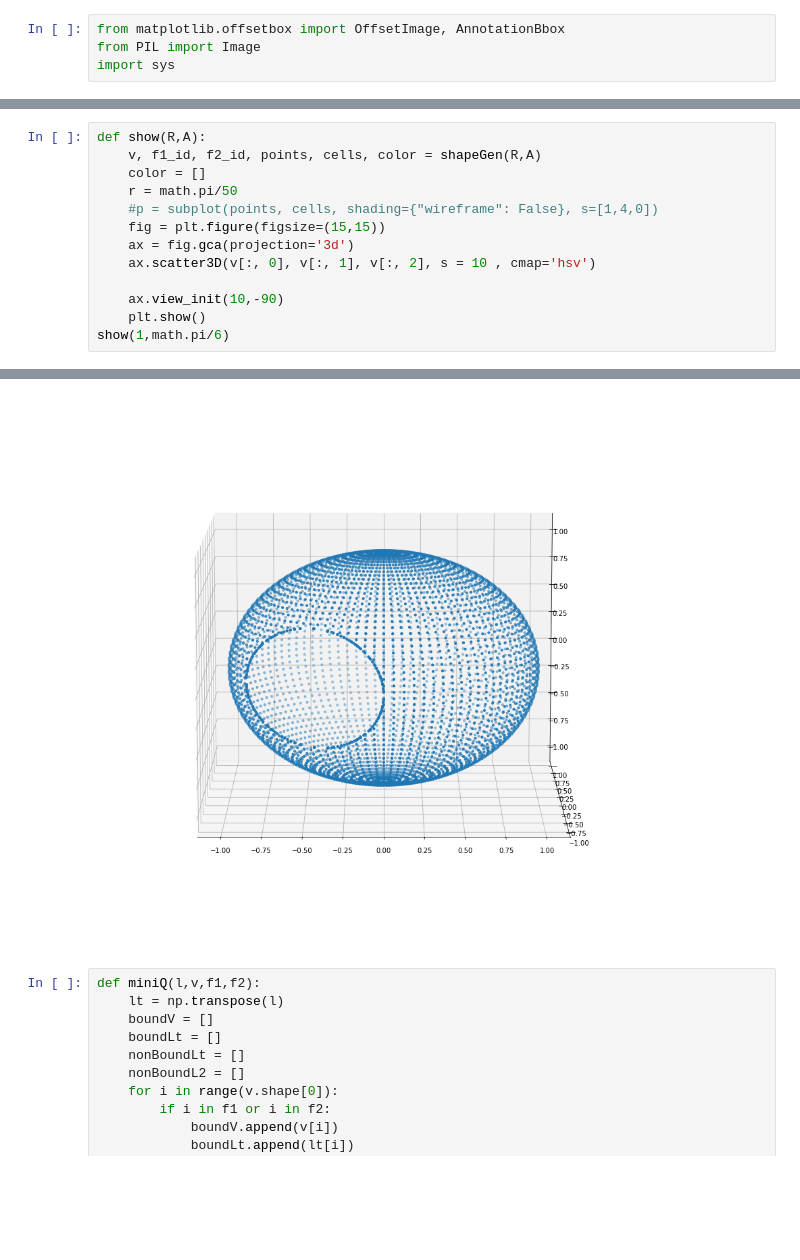
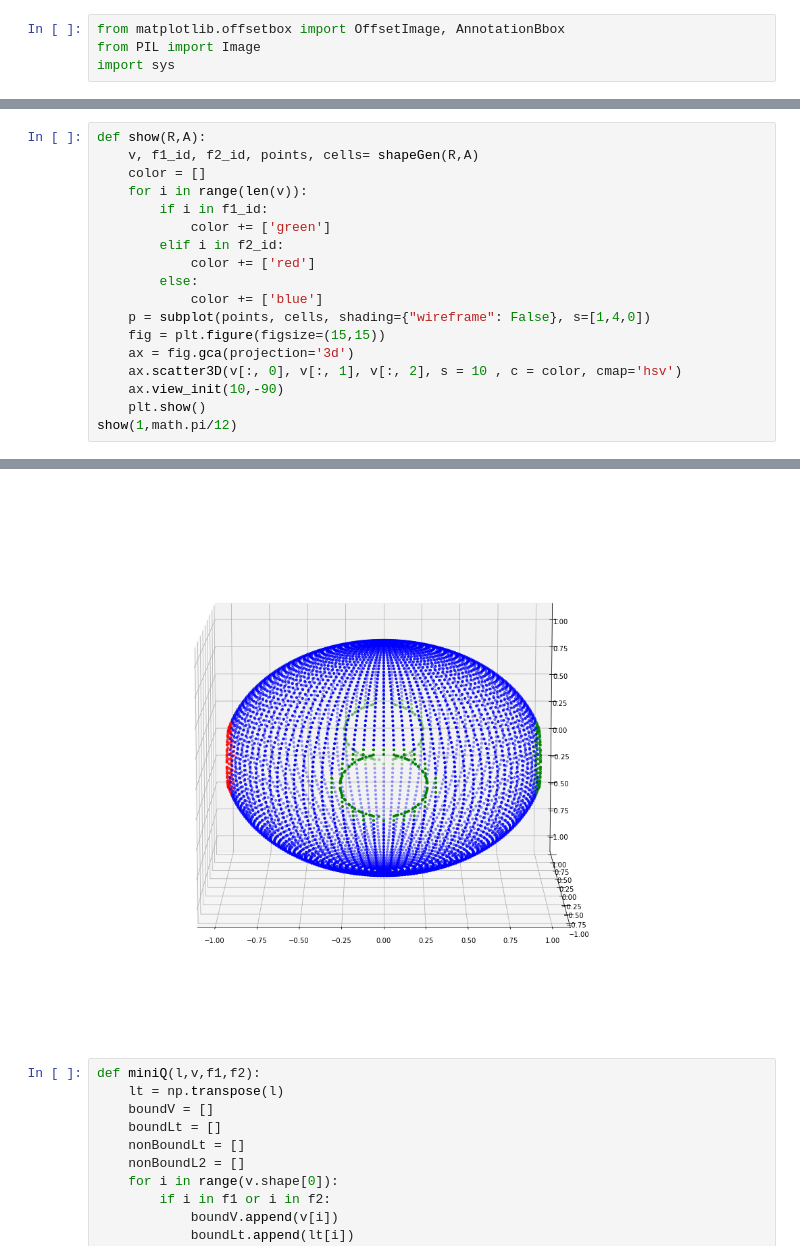
Before and after one commit to wenhaozhao1999/Surface-Minimization, a Jupyter notebook: multi-terminals.ipynb, the cells around one changed output, grey strips where cells are left out. Cells and saved outputs as stored; diff of their text form; blank space fills up the shorter version.

```diff
--- a/multi-terminals.ipynb
+++ b/multi-terminals.ipynb
@@ -159,14 +394,19 @@ def shapeGen(R, A):
 # %%
 def show(R,A):
-    v, f1_id, f2_id, points, cells, color = shapeGen(R,A)
+    v, f1_id, f2_id, points, cells= shapeGen(R,A)
     color = []
-    r = math.pi/50
-    #p = subplot(points, cells, shading={"wireframe": False}, s=[1,4,0])
+    for i in range(len(v)):
+        if i in f1_id:
+            color += ['green']
+        elif i in f2_id:
+            color += ['red']
+        else:
+            color += ['blue']
+    p = subplot(points, cells, shading={"wireframe": False}, s=[1,4,0])
     fig = plt.figure(figsize=(15,15))
     ax = fig.gca(projection='3d')
-    ax.scatter3D(v[:, 0], v[:, 1], v[:, 2], s = 10 , cmap='hsv')
-
+    ax.scatter3D(v[:, 0], v[:, 1], v[:, 2], s = 10 , c = color, cmap='hsv')
     ax.view_init(10,-90)
     plt.show()
-show(1,math.pi/6)
+show(1,math.pi/12)
 # %% [output]
@@ -173,4 +414,4 @@ show(1,math.pi/6)
-[figure, old version]
+[figure, new version]
 # %%
 def miniQ(l,v,f1,f2):
     lt = np.transpose(l)
```
Also changed, not shown: parts of 30 cells of this notebook, 22 other files.
